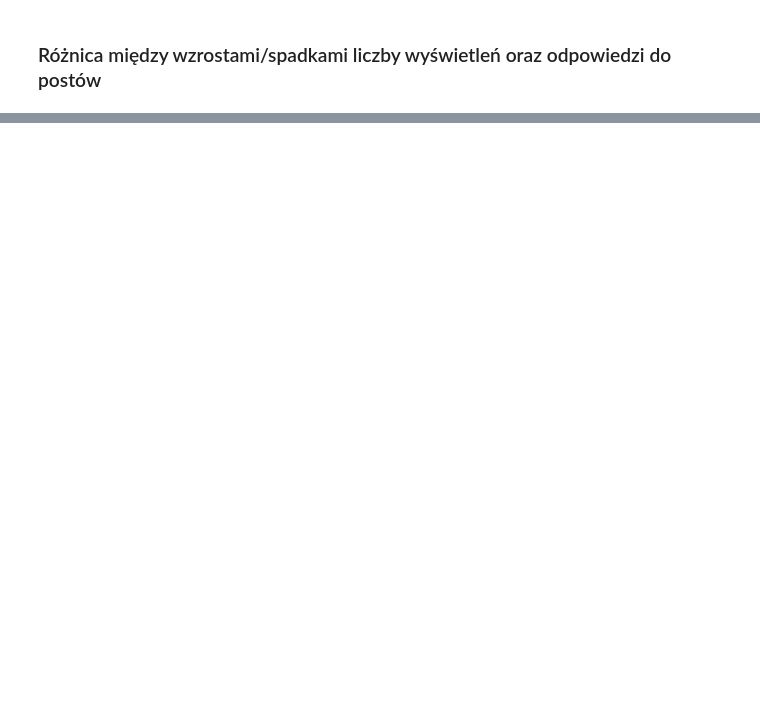
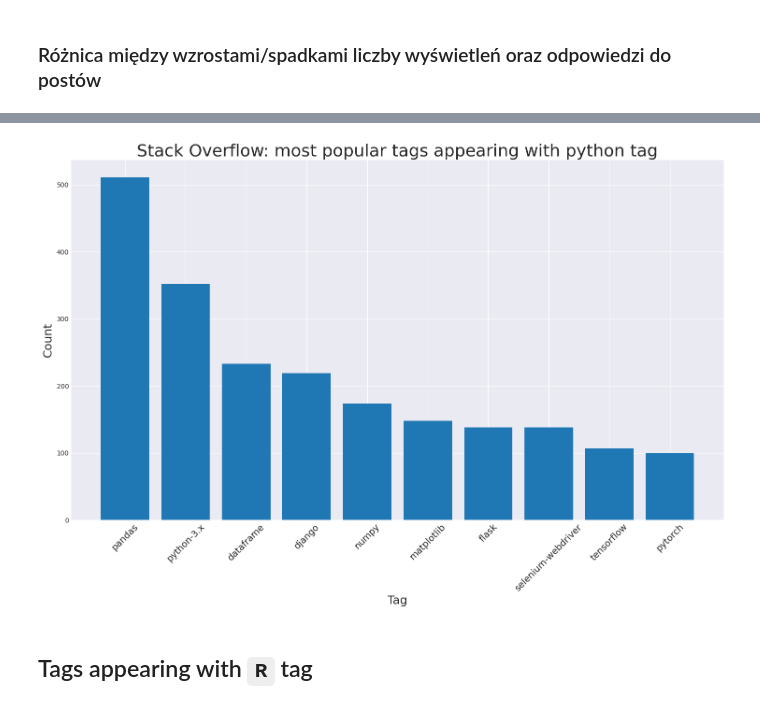
Before and after one commit to maciejors/big_data, a Jupyter notebook: PROJEKT.ipynb, the cells around one changed output, grey strips where cells are left out. Cells and saved outputs as stored; diff of their text form; code cells hidden in the pictures; blank space fills up the shorter version.

```diff
--- a/PROJEKT.ipynb
+++ b/PROJEKT.ipynb
@@ -596,0 +868,16 @@ plt.show()
+# %%
+posts_with_python = df_stackoverflow\
+    .join(df_stackoverflow_tags, on='question_id')\
+    .filter(f.col('tag') == 'python')\
+    .withColumnRenamed('tag', 'python_tag')\
+    .select('question_id', 'python_tag')
+# %%
+df2_3 = df_stackoverflow\
+    .join(df_stackoverflow_tags, on='question_id')\
+    .join(posts_with_python, on='question_id', how='left')\
+    .filter((f.col('python_tag') == 'python') & (f.col('tag') != 'python'))\
+    .groupBy('tag')\
+    .count()\
+    .orderBy('count', ascending=False)\
+    .limit(10)\
+    .toPandas()
@@ -596,0 +902,12 @@ plt.show()
+# %%
+plt.figure(figsize=(18, 10))
+plt.bar(df2_3['tag'], df2_3['count'])
+plt.xlabel('Tag', fontsize=18)
+plt.ylabel('Count', fontsize=18)
+plt.xticks(rotation=45, fontsize=14)
+plt.title('Stack Overflow: most popular tags appearing with python tag', fontsize=26)
+plt.show()
+# %% [output]
+[figure, added]
+# %% [markdown]
+## Tags appearing with `R` tag
```
Also changed, not shown: parts of 64 cells of this notebook.
